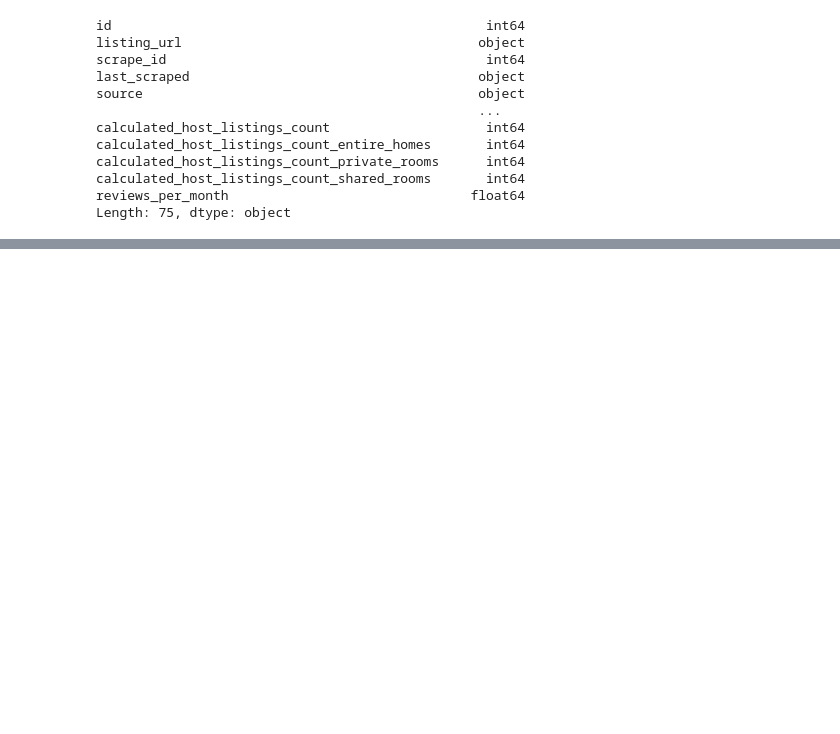
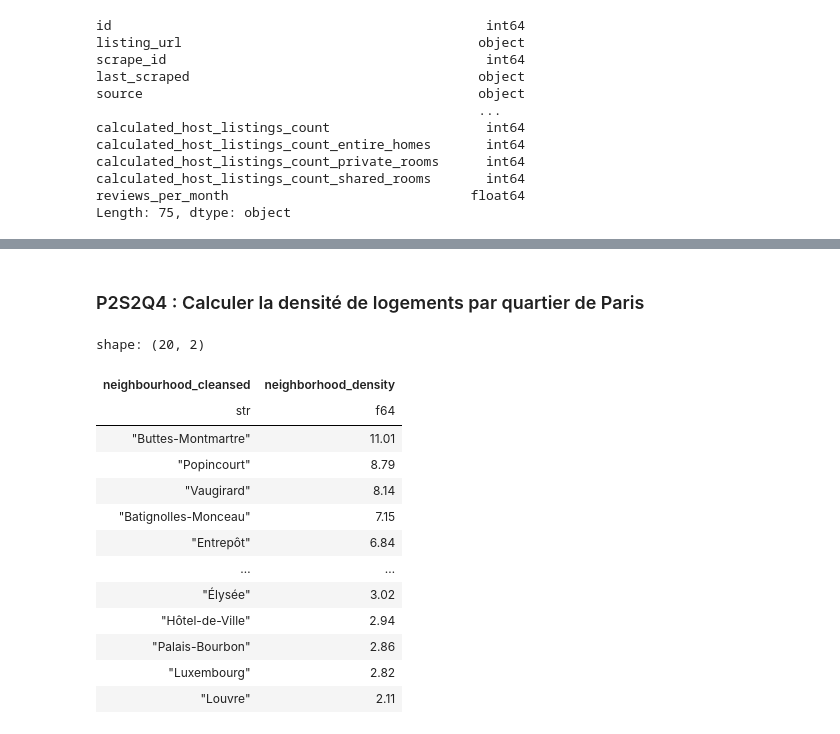
Before and after one commit to day811/OCDE-P7, a Jupyter notebook: polars.ipynb, the cells around one changed output, grey strips where cells are left out. Cells and saved outputs as stored; diff of their text form; code cells hidden in the pictures; blank space fills up the shorter version.

```diff
--- a/polars.ipynb
+++ b/polars.ipynb
@@ -127,0 +184,25 @@ Document 125:
+# %% [markdown]
+### P2S2Q4 : Calculer la densité de logements par quartier de Paris
+# %%
+# Quartier de Paris normalisé : neighbourhood_cleansed
+total_listings = len(polar_df)
+paris_neighborhood = polar_df.group_by("neighbourhood_cleansed").agg([
+    (pl.len()/total_listings*100).round(2).alias("neighborhood_density")
+])
+paris_neighborhood = paris_neighborhood.sort("neighborhood_density", descending=True)
+paris_neighborhood
+# %% [output]
+shape: (20, 2)
+| neighbourhood_cleansed | neighborhood_density |
+| str | f64 |
+| "Buttes-Montmartre" | 11.01 |
+| "Popincourt" | 8.79 |
+| "Vaugirard" | 8.14 |
+| "Batignolles-Monceau" | 7.15 |
+| "Entrepôt" | 6.84 |
+| … | … |
+| "Élysée" | 3.02 |
+| "Hôtel-de-Ville" | 2.94 |
+| "Palais-Bourbon" | 2.86 |
+| "Luxembourg" | 2.82 |
+| "Louvre" | 2.11 |
```
Also changed, not shown: parts of 19 cells of this notebook.
